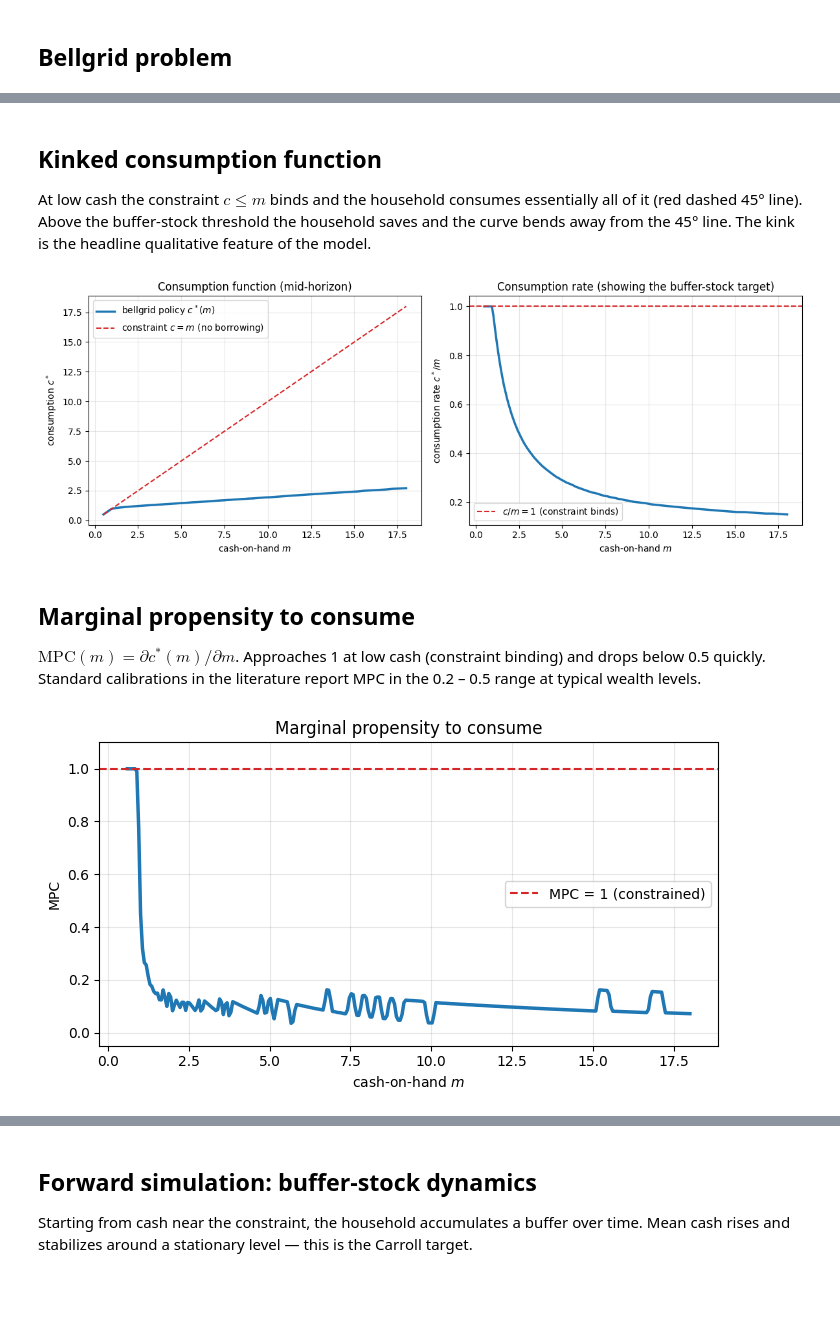
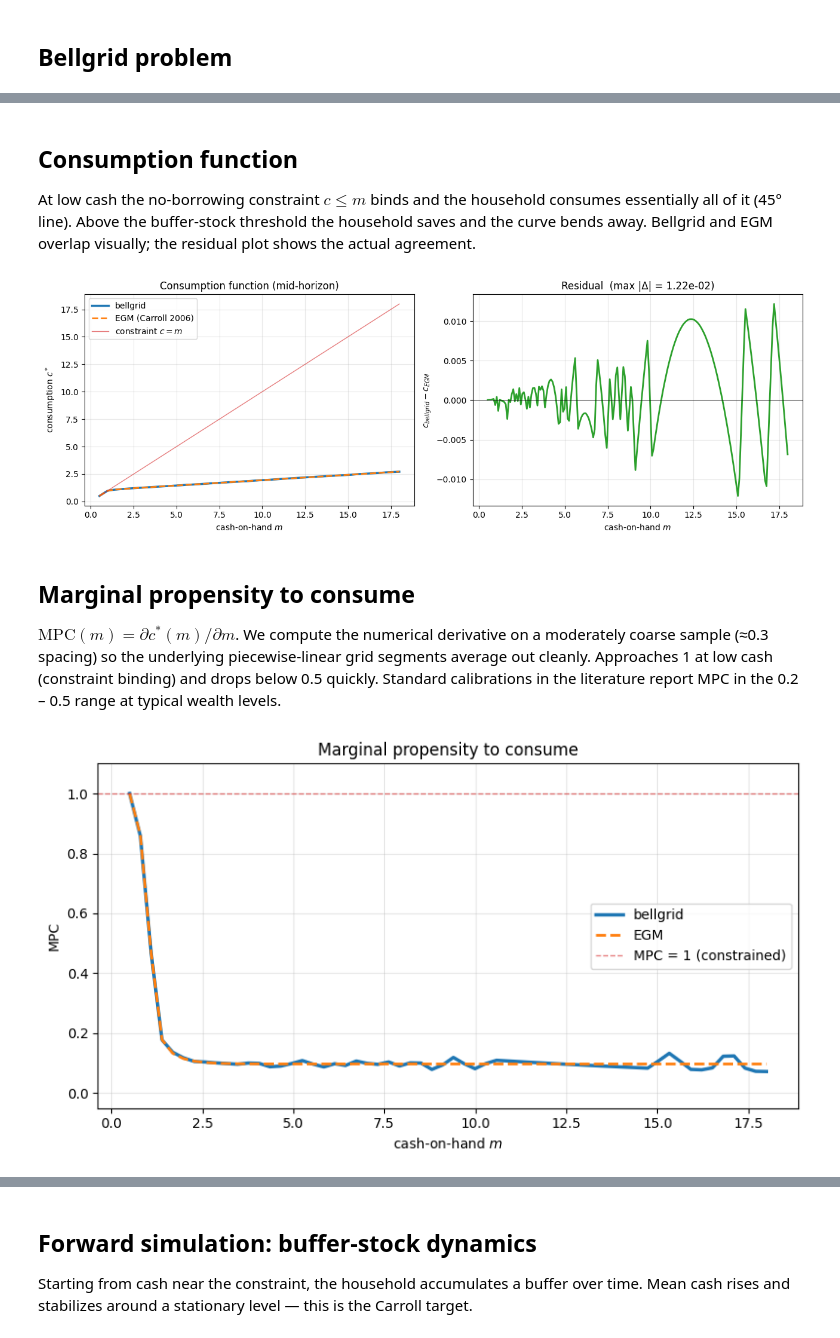
Before and after one commit to tbb300/bellgrid, a Jupyter notebook: examples/02_carroll_deaton/carroll_deaton.ipynb, the cells around one changed output, grey strips where cells are left out. Drawn from its saved outputs; the diff is of its cells as text; code cells hidden in the pictures; blank space fills up the shorter version.

```diff
--- a/examples/02_carroll_deaton/carroll_deaton.ipynb
+++ b/examples/02_carroll_deaton/carroll_deaton.ipynb
@@ -98,60 +161,68 @@ policy, value = solve(
 # %% [markdown]
-## Kinked consumption function
+## Consumption function
 
-At low cash the constraint $c \le m$ binds and the household consumes
-essentially all of it (red dashed 45° line). Above the buffer-stock
-threshold the household saves and the curve bends away from the 45°
-line. The kink is the headline qualitative feature of the model.
+At low cash the no-borrowing constraint $c \le m$ binds and the
+household consumes essentially all of it (45° line). Above the
+buffer-stock threshold the household saves and the curve bends
+away. Bellgrid and EGM overlap visually; the residual plot shows
+the actual agreement.
 # %%
-cash_query = torch.linspace(0.5, 18.0, 200, dtype=torch.float64)
-consume = policy({"cash": cash_query}, t=T // 2)["consume"].numpy()
-cash_np = cash_query.numpy()
+cash_np = np.linspace(0.5, 18.0, 200)
+consume_bg = policy(
+    {"cash": torch.tensor(cash_np, dtype=torch.float64)}, t=T // 2
+)["consume"].numpy()
+consume_eg = egm_consumption(egm_policies, T // 2, cash_np)
 
-fig, (ax1, ax2) = plt.subplots(1, 2, figsize=(12, 4.5))
-ax1.plot(cash_np, consume, lw=2.5, label="bellgrid policy $c^*(m)$")
-ax1.plot(cash_np, cash_np, ls="--", color="C3", lw=1.5,
-         label="constraint $c = m$ (no borrowing)")
+fig, (ax1, ax2) = plt.subplots(1, 2, figsize=(13, 4.5))
+ax1.plot(cash_np, consume_bg, lw=2.5, label="bellgrid")
+ax1.plot(cash_np, consume_eg, ls="--", lw=2, color="C1", label="EGM (Carroll 2006)")
+ax1.plot(cash_np, cash_np, color="C3", lw=1, alpha=0.6, label="constraint $c = m$")
 ax1.set_xlabel("cash-on-hand $m$")
 ax1.set_ylabel("consumption $c^*$")
 ax1.set_title("Consumption function (mid-horizon)")
 ax1.legend()
 ax1.grid(alpha=0.3)
 
-ax2.plot(cash_np, consume / cash_np, lw=2.5)
-ax2.axhline(1.0, color="C3", ls="--", lw=1.5, label="$c/m = 1$ (constraint binds)")
+residual = consume_bg - consume_eg
+ax2.plot(cash_np, residual, lw=2, color="C2")
+ax2.axhline(0.0, color="black", lw=0.5)
 ax2.set_xlabel("cash-on-hand $m$")
-ax2.set_ylabel("consumption rate $c^* / m$")
-ax2.set_title("Consumption rate (showing the buffer-stock target)")
-ax2.legend()
+ax2.set_ylabel("$c_{bellgrid} - c_{EGM}$")
+ax2.set_title(f"Residual  (max |Δ| = {np.abs(residual).max():.2e})")
 ax2.grid(alpha=0.3)
 plt.tight_layout()
 plt.show()
 # %% [output]
-[figure, old version]
+[figure, new version]
 # %% [markdown]
 ## Marginal propensity to consume
 
-$\mathrm{MPC}(m) = \partial c^*(m)/\partial m$. Approaches 1 at low cash
-(constraint binding) and drops below 0.5 quickly. Standard calibrations
-in the literature report MPC in the 0.2 – 0.5 range at typical wealth
-levels.
+$\mathrm{MPC}(m) = \partial c^*(m)/\partial m$. We compute the
+numerical derivative on a moderately coarse sample (≈0.3 spacing) so
+the underlying piecewise-linear grid segments average out cleanly.
+Approaches 1 at low cash (constraint binding) and drops below 0.5
+quickly. Standard calibrations in the literature report MPC in the
+0.2 – 0.5 range at typical wealth levels.
 # %%
-h = 0.05
-cash_mpc = torch.linspace(0.6, 18.0, 300, dtype=torch.float64)
-c_plus = policy({"cash": cash_mpc + h}, t=T // 2)["consume"]
-c_minus = policy({"cash": cash_mpc - h}, t=T // 2)["consume"]
-mpc = ((c_plus - c_minus) / (2 * h)).numpy()
+cash_mpc = np.linspace(0.5, 18.0, 60)
+c_bg_mpc = policy(
+    {"cash": torch.tensor(cash_mpc, dtype=torch.float64)}, t=T // 2
+)["consume"].numpy()
+c_eg_mpc = egm_consumption(egm_policies, T // 2, cash_mpc)
+mpc_bg = np.gradient(c_bg_mpc, cash_mpc)
+mpc_eg = np.gradient(c_eg_mpc, cash_mpc)
 
-fig, ax = plt.subplots(figsize=(7, 4))
-ax.plot(cash_mpc.numpy(), mpc, lw=2.5)
-ax.axhline(1.0, color="C3", ls="--", lw=1.5, label="MPC = 1 (constrained)")
+fig, ax = plt.subplots(figsize=(8, 4.5))
+ax.plot(cash_mpc, mpc_bg, lw=2.5, label="bellgrid")
+ax.plot(cash_mpc, mpc_eg, ls="--", lw=2, color="C1", label="EGM")
+ax.axhline(1.0, color="C3", ls="--", lw=1.0, alpha=0.6, label="MPC = 1 (constrained)")
 ax.set_xlabel("cash-on-hand $m$")
 ax.set_ylabel("MPC")
+ax.set_ylim(-0.05, 1.1)
 ax.set_title("Marginal propensity to consume")
-ax.set_ylim(-0.05, 1.1)
 ax.legend()
 ax.grid(alpha=0.3)
 plt.tight_layout()
 plt.show()
 # %% [output]
-[figure, old version]
+[figure, new version]
```
Also changed, not shown: parts of 4 cells of this notebook, 1 other file.
